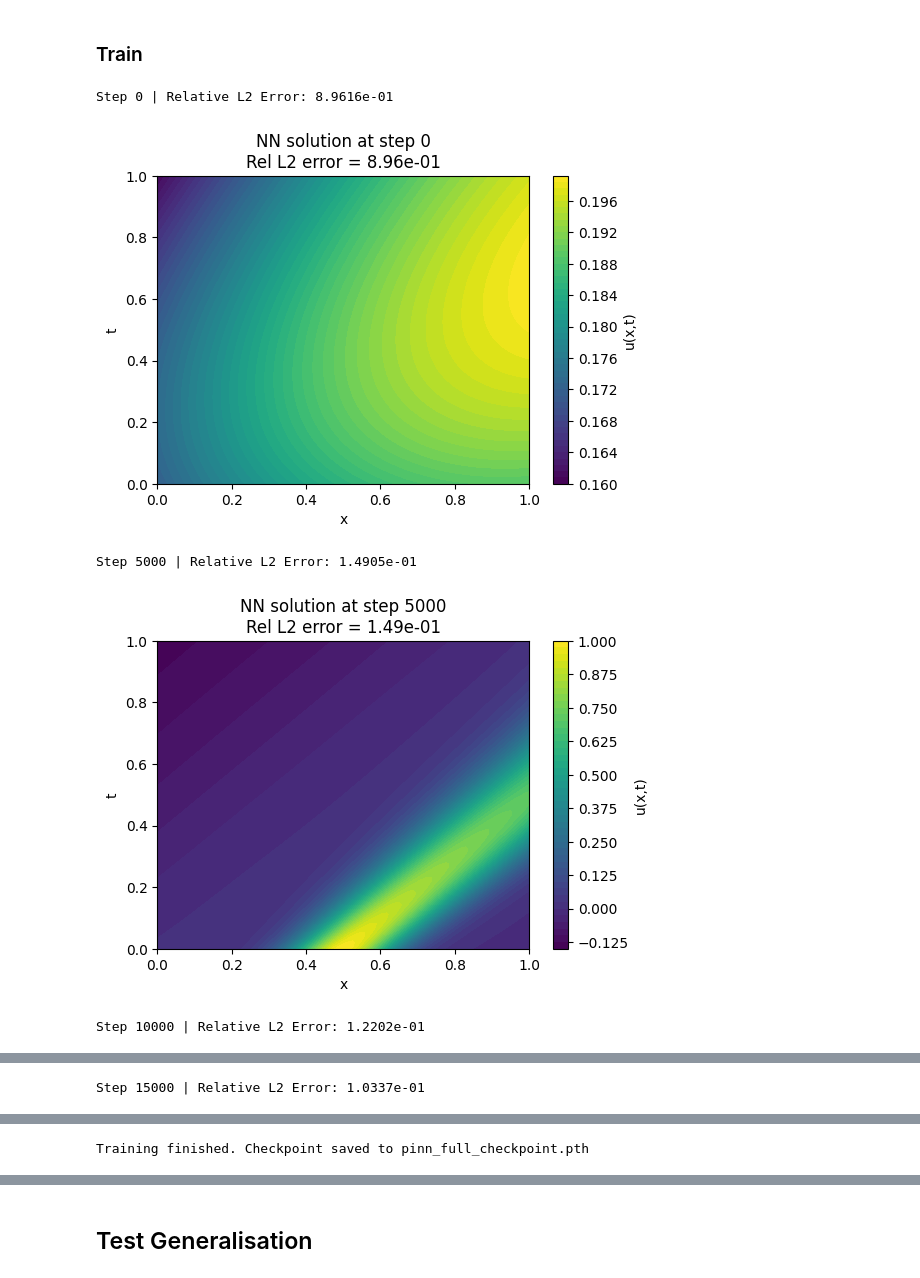
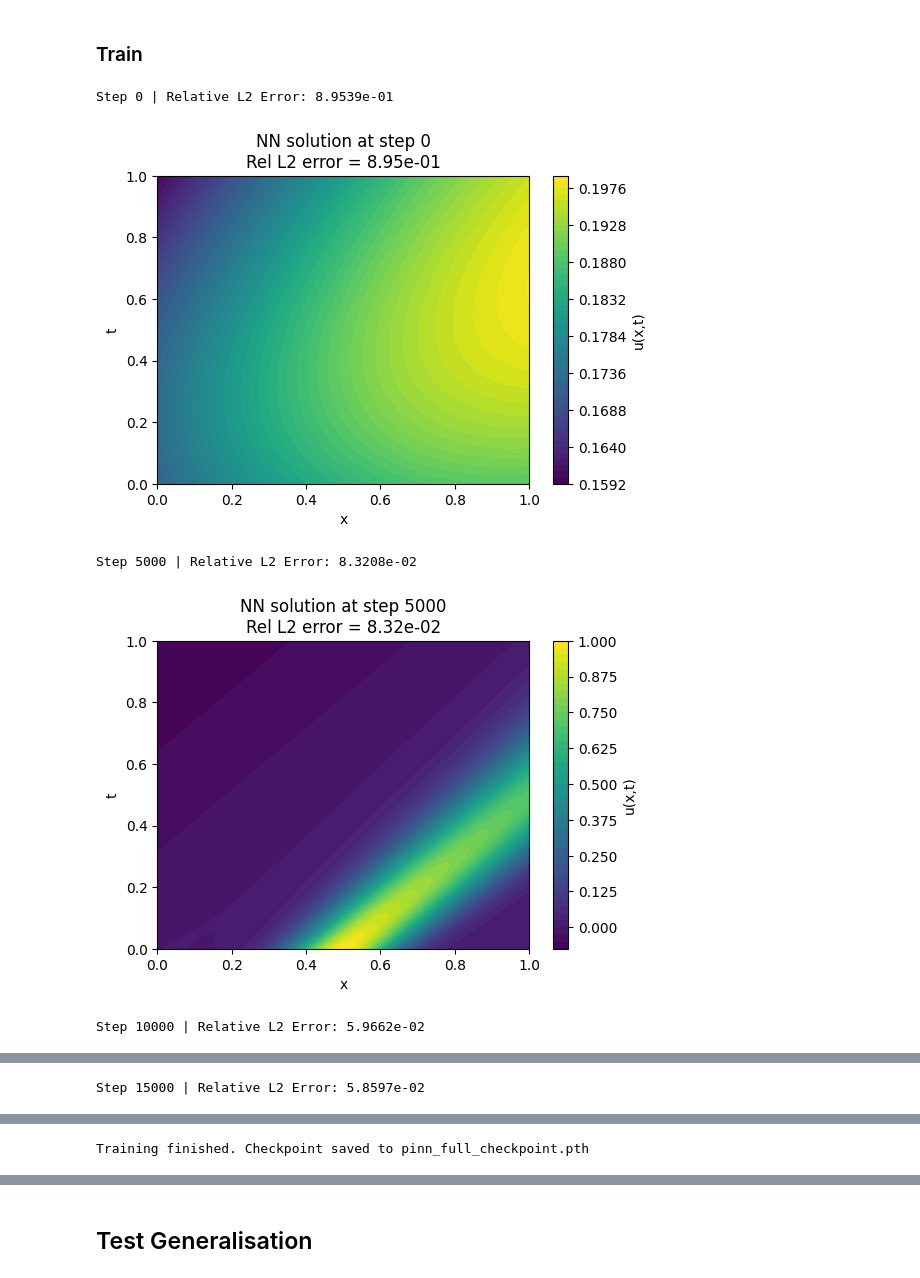
Before and after one commit to Saul-Harwin/PINNs-vs-Data-Driven-Neural-Networks-for-Fluid-Flow, a Jupyter notebook: main.ipynb, the cells around one changed output, grey strips where cells are left out. Cells and saved outputs as stored; diff of their text form; code cells hidden in the pictures.

```diff
--- a/main.ipynb
+++ b/main.ipynb
@@ -359,7 +379,7 @@ class PINNData:
     u_obs: torch.Tensor
 
     # collocation points
-    X_physics: torch.Tensor
+    N_physics: int
 
     # initial condition
     X_ic: torch.Tensor
@@ -373,6 +393,11 @@ class PINNData:
     # error history
     error: list
 
+    def sample_physics(self):
+        x = torch.rand(self.N_physics, 1, requires_grad=True)
+        t = torch.rand(self.N_physics, 1, requires_grad=True)
+        return torch.cat([x, t], dim=1)
+
 @dataclass
 class PDEConfig:
     c: float
@@ -415,13 +440,13 @@ def ic_loss(model, X_ic, u_ic):
     return torch.mean((u_pred - u_ic) ** 2)
 # %%
 def pinn_loss(data, model, log, pde, lambdas):
-    lambda_phys, lambda_ic = lambdas
+    lambda_data, lambda_phys, lambda_ic = lambdas
 
     L_data = data_loss(model, data.X_obs, data.u_obs)
 
     L_phys = physics_loss(
         model,
-        data.X_physics,
+        data.sample_physics(),
         pde
     )
 
@@ -442,7 +467,7 @@ def pinn_loss(data, model, log, pde, lambdas):
         data.L_phys.append(L_phys.item())
         data.L_ic.append(L_ic.item())
 
-    return L_data + lambda_phys * L_phys + lambda_ic * L_ic
+    return lambda_data * L_data + lambda_phys * L_phys + lambda_ic * L_ic
 
 
 def nn_loss(data, model, log, *_):
@@ -673,7 +700,7 @@ pinn_data = PINNData(
     X_obs=X_obs,
     u_obs=u_obs,
 
-    X_physics=X_physics,
+    N_physics=N_physics,
 
     X_ic=X_ic,
     u_ic=u_ic_target,
@@ -703,24 +730,19 @@ pde = PDEConfig(
 # %%
 num_epochs = 15001
 
 train(
     model=pinn_model,
     data=pinn_data,
     optimiser=optimiser,
     loss_fn=pinn_loss,
     num_epochs=num_epochs,
     pde=pde,
-    lambdas=[1e3, 1e4],
+    lambdas=[1e2, 5e3, 1e4], # [lambda_data, lambda_phys, lambda_ic]
     save_filename="pinn_full_checkpoint.pth"
 )
-
-# after training
-plot_pinn_losses(pinn_data.L_data, pinn_data.L_phys, pinn_data.L_ic, window=200)
-plot_error_history(pinn_data.error, window=200)
-plot_pde_residual(pinn_data, pinn_model, c, D)
 # %% [output]
-Step 0 | Relative L2 Error: 8.9616e-01
+Step 0 | Relative L2 Error: 8.9539e-01
-[figure, old version]
+[figure, new version]
-Step 5000 | Relative L2 Error: 1.4905e-01
+Step 5000 | Relative L2 Error: 8.3208e-02
-[figure, old version]
+[figure, new version]
-Step 10000 | Relative L2 Error: 1.2202e-01
+Step 10000 | Relative L2 Error: 5.9662e-02
@@ -728 +750 @@ Step 10000 | Relative L2 Error: 1.2202e-01
-Step 15000 | Relative L2 Error: 1.0337e-01
+Step 15000 | Relative L2 Error: 5.8597e-02
```
Also changed, not shown: parts of 15 cells of this notebook, 16 other files.
